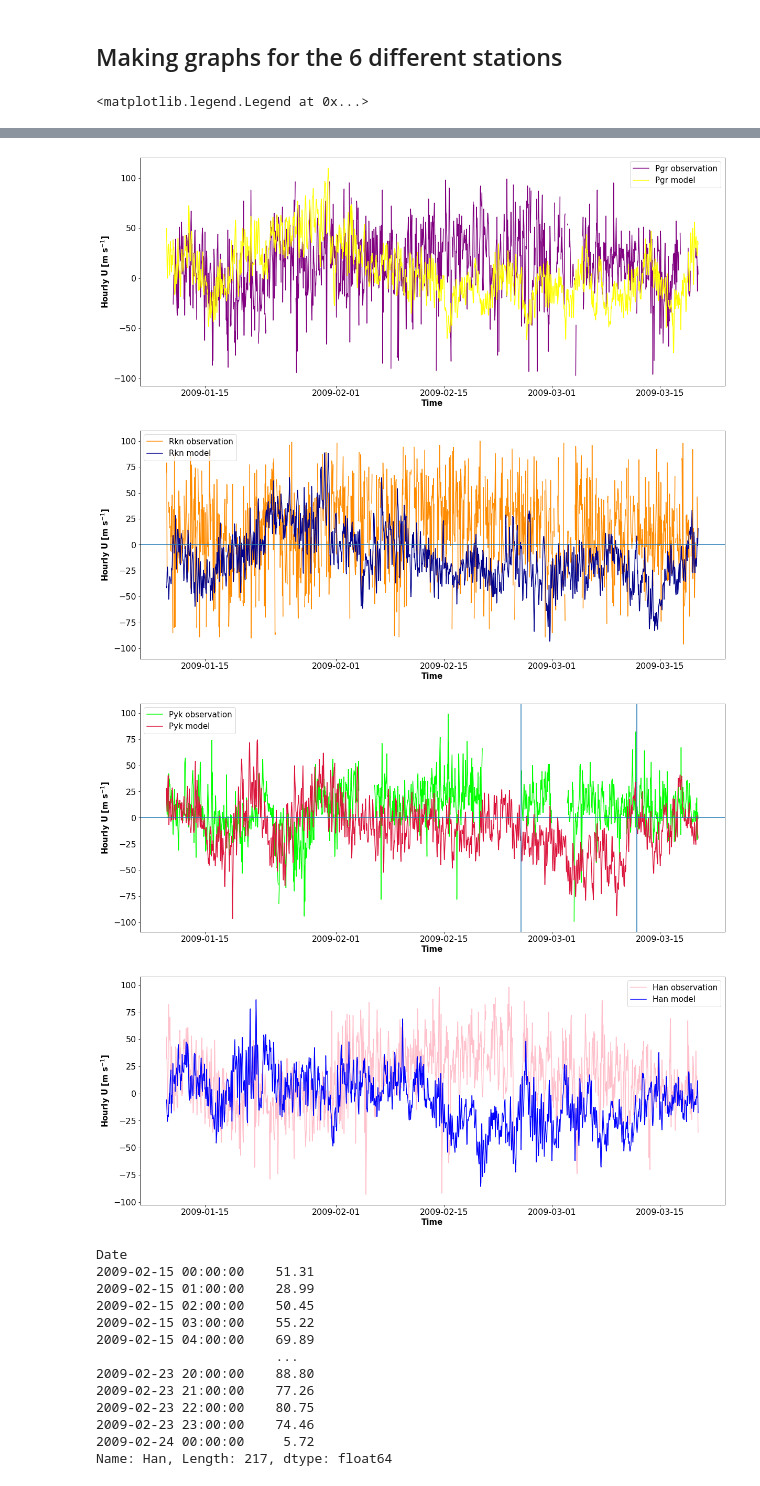
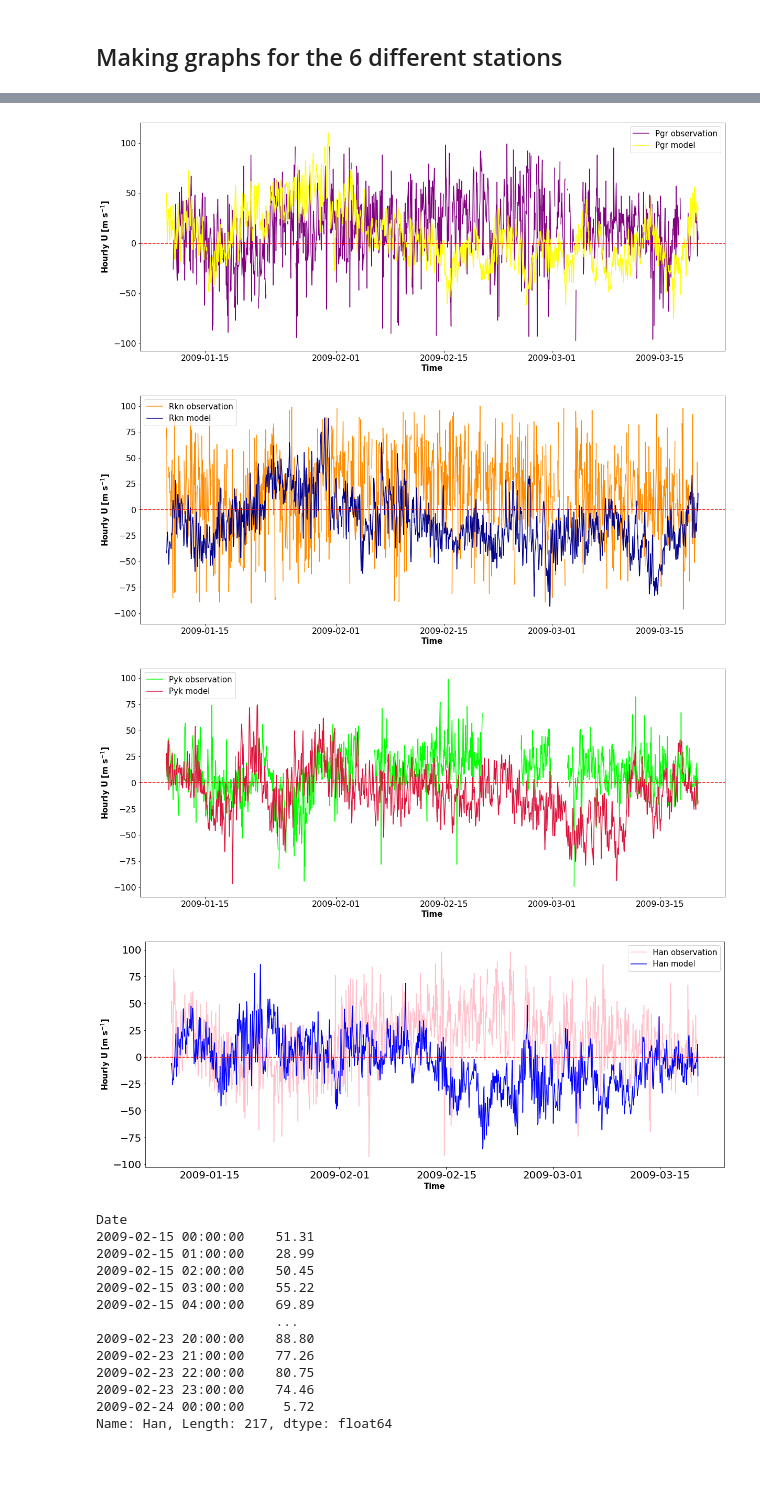
Before and after one commit to 7AlonsoRaikiri7/SummerREU, a Jupyter notebook: U_superdarn_waccmxdart_hrly.ipynb, the cells around one changed output, grey strips where cells are left out. Cells and saved outputs as stored; diff of their text form; code cells hidden in the pictures.

```diff
--- a/U_superdarn_waccmxdart_hrly.ipynb
+++ b/U_superdarn_waccmxdart_hrly.ipynb
@@ -102,12 +102,15 @@ df_wacc=df_wacc.set_index('Date')
 fig1=plt.figure(figsize=(20,8))
 plt.plot(df_sd.index,df_sd['Kod'], label='Kod observation')
 plt.plot(df_wacc.index,df_wacc['Kod'], label= 'Kod model')
-plt.tick_params(axis='x', labelsize=16)
-plt.tick_params(axis='y', labelsize=16)
+plt.tick_params(axis='x', labelsize=20)
+plt.tick_params(axis='y', labelsize=20)
 plt.xlabel('Time',fontsize=15,fontweight='bold')
 plt.ylabel('Hourly U [m s$^{-1}$]', fontsize=15,fontweight='bold')
+plt.axhline(0, c='r', linestyle='--') #plot the 0 line
 plt.legend(fontsize=15)
-plt.grid()
+plot_label_name = 'Kod'
+plt.savefig(plot_label_name+".png")
+
 
 #Sas radar station
 fig2=plt.figure(figsize=(20,8))
@@ -117,9 +120,10 @@ plt.tick_params(axis='x', labelsize=16)
 plt.tick_params(axis='y', labelsize=16)
 plt.xlabel('Time',fontsize=15,fontweight='bold')
 plt.ylabel('Hourly U [m s$^{-1}$]', fontsize=15,fontweight='bold')
-plt.axhline(y=0)
-
+plt.axhline(0, c='r', linestyle='--') #plot the 0 line
 plt.legend(fontsize=15)
+# plot_label_name = 'Sas'
+# plt.savefig(plot_label_name+".png")
 
 #Pgr radar station
 fig3=plt.figure(figsize=(20,8))
@@ -129,7 +133,10 @@ plt.tick_params(axis='x', labelsize=16)
 plt.tick_params(axis='y', labelsize=16)
 plt.xlabel('Time',fontsize=15,fontweight='bold')
 plt.ylabel('Hourly U [m s$^{-1}$]', fontsize=15,fontweight='bold')
+plt.axhline(0, c='r', linestyle='--') #plot the 0 line
 plt.legend(fontsize=15)
+# plot_label_name = 'Pgr'
+# plt.savefig(plot_label_name+".png")
 
 #Rkn radar station
 fig4=plt.figure(figsize=(20,8))
@@ -139,8 +146,10 @@ plt.tick_params(axis='x', labelsize=16)
 plt.tick_params(axis='y', labelsize=16)
 plt.xlabel('Time',fontsize=15,fontweight='bold')
 plt.ylabel('Hourly U [m s$^{-1}$]', fontsize=15,fontweight='bold')
-plt.axhline(y=0)
+plt.axhline(0, c='r', linestyle='--') #plot the 0 line
 plt.legend(fontsize=15)
+# plot_label_name = 'Rkn'
+# plt.savefig(plot_label_name+".png")
 
 #Pyk radar station
 fig5=plt.figure(figsize=(20,8))
@@ -150,20 +159,24 @@ plt.tick_params(axis='x', labelsize=16)
 plt.tick_params(axis='y', labelsize=16)
 plt.xlabel('Time',fontsize=15,fontweight='bold')
 plt.ylabel('Hourly U [m s$^{-1}$]', fontsize=15,fontweight='bold')
-plt.axvline(dt.datetime(2009,2,25))
-plt.axvline(dt.datetime(2009,3,12))
-plt.axhline(y=0)
-
+# plt.axvline(dt.datetime(2009,2,25))
+# plt.axvline(dt.datetime(2009,3,12))
+# plt.axhline(y=0)
+plt.axhline(0, c='r', linestyle='--') #plot the 0 line
 plt.legend(fontsize=15)
+# plot_label_name = 'Pyk'
+# plt.savefig(plot_label_name+".png")
 
 #Han radar station
 fig5=plt.figure(figsize=(20,8))
 plt.plot(df_sd.index,df_sd['Han'], label='Han observation', color = 'pink')
 plt.plot(df_wacc.index,df_wacc['Han'], label= 'Han model', color = 'blue')
-plt.tick_params(axis='x', labelsize=16)
-plt.tick_params(axis='y', labelsize=16)
+plt.tick_params(axis='x', labelsize=20)
+plt.tick_params(axis='y', labelsize=20)
 plt.xlabel('Time',fontsize=15,fontweight='bold')
 plt.ylabel('Hourly U [m s$^{-1}$]', fontsize=15,fontweight='bold')
+plt.axhline(0, c='r', linestyle='--') #plot the 0 line
 plt.legend(fontsize=15)
+plot_label_name = 'Han'
+plt.savefig(plot_label_name+".png")
 # %% [output]
-<matplotlib.legend.Legend at 0x...>
@@ -172,7 +185,7 @@ plt.legend(fontsize=15)
-[figure, old version]
+[figure, new version]
-[figure, old version]
+[figure, new version]
-[figure, old version]
+[figure, new version]
-[figure, old version]
+[figure, new version]
 # %%
 #data from 2009-02-15 to 2009-02-24 in the superdarn observations
 x=df_sd.iloc[(df_sd.index>='2009-02-15 00:00:00') & (df_sd.index <= '2009-02-24 00:00:00')]
```
Also changed, not shown: parts of 2 cells of this notebook, 4 other files.
